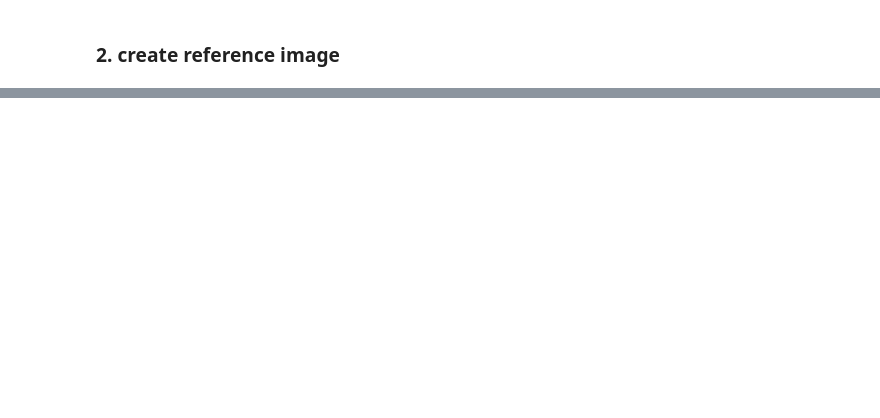
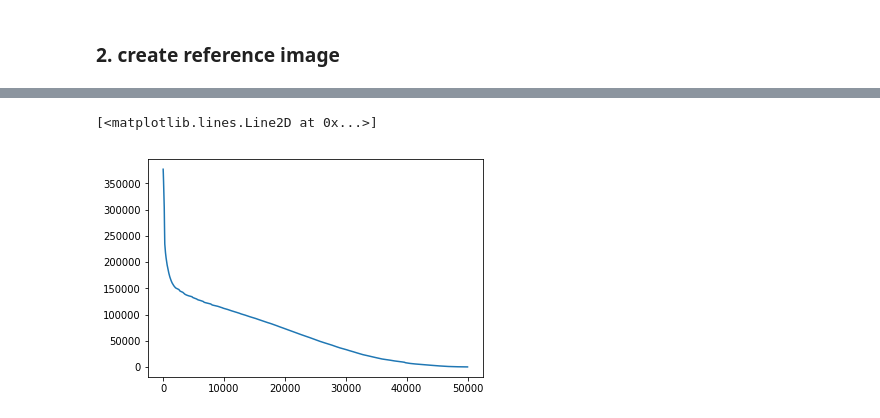
Before and after one commit to MarlonCZY/AffineRegisteration, a Jupyter notebook: AffineRegisterationVersion2.ipynb, the cells around one changed output, grey strips where cells are left out. Saved outputs shown, nothing was run; the diff lists cells and outputs as text; code cells hidden in the pictures; blank space fills up the shorter version.

```diff
--- a/AffineRegisterationVersion2.ipynb
+++ b/AffineRegisterationVersion2.ipynb
@@ -75,0 +113,17 @@ print(DUmatrix[0:5])
+# %%
+transMatrix = np.array([[1.0, 0.0, 0.0],[0.0, 1.0, 0.0],[0.0, 0.0, 1.0]])
+lr = 1e-8
+i = 0
+losses = []
+iteration = 50000
+while i < iteration:
+    moving, dTx, dTy = biInterpolate(template, transMatrix)
+    delta_weights = calGradient(reference, moving, dTx, dTy, lr)
+    transMatrix -= delta_weights
+    loss = calLoss(moving, reference)
+    i += 1
+    losses.append(loss)
+    if i%1000 == 0:
+        plt.figure(i//1000)
+        plt.imshow(moving)
+        print(loss)
@@ -75,0 +191,5 @@ print(DUmatrix[0:5])
+# %%
+plt.plot(np.arange(iteration), losses)
+# %% [output]
+[<matplotlib.lines.Line2D at 0x...>]
+[figure, added]
```
Also changed, not shown: parts of 16 cells of this notebook, 8 other files.
